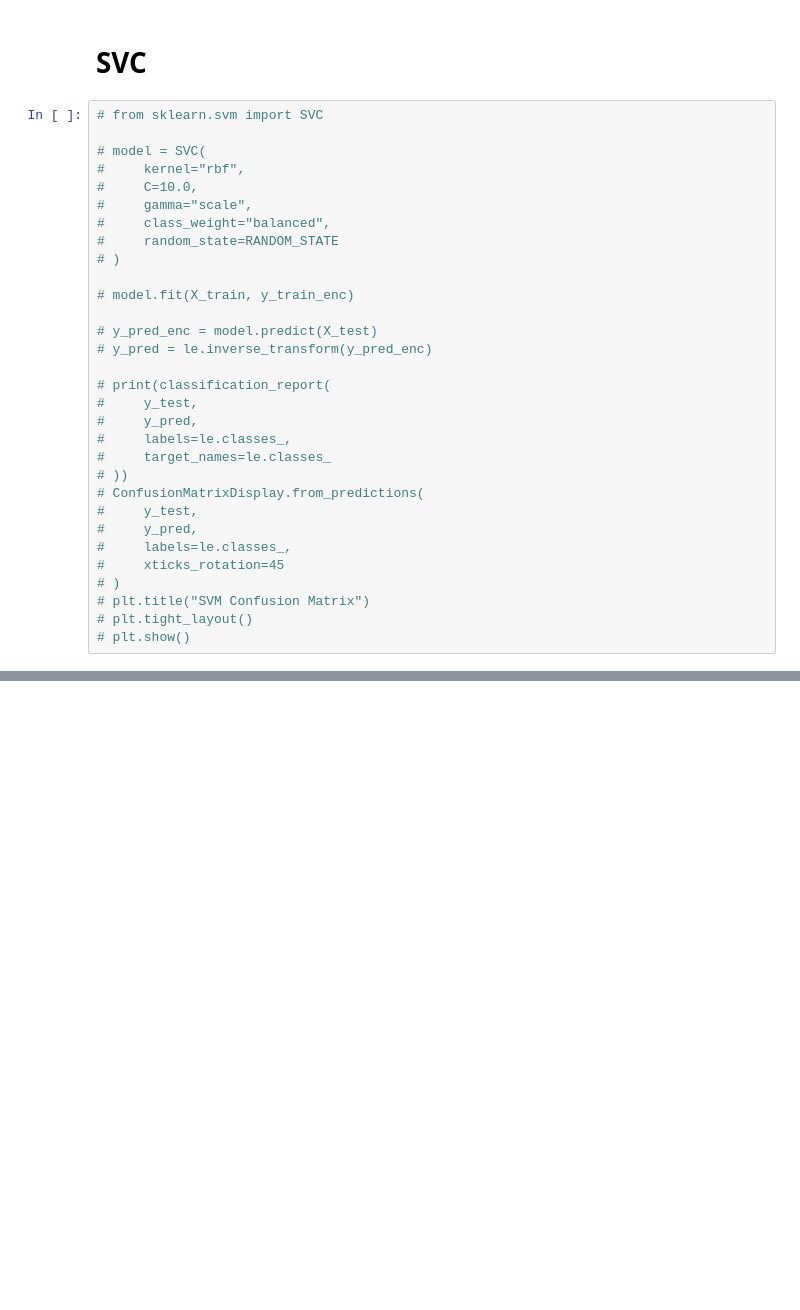
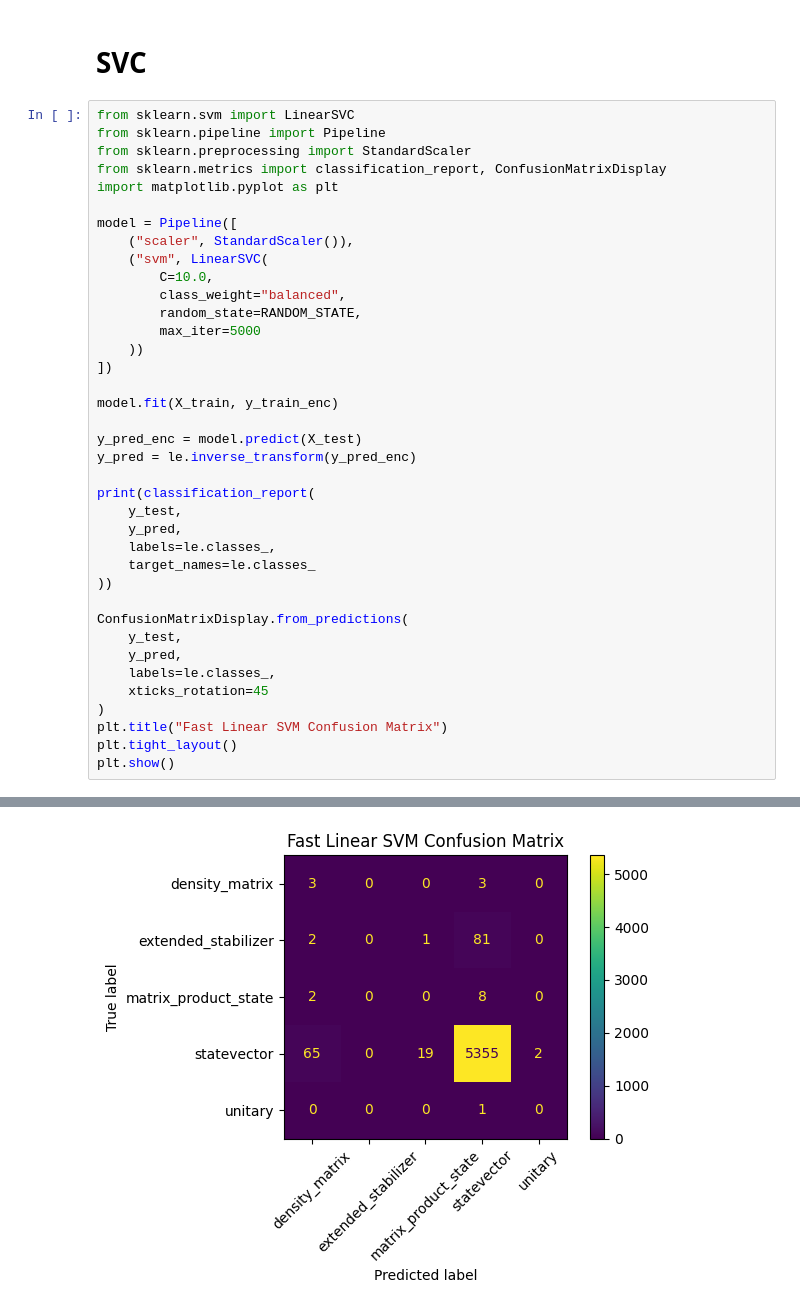
Before and after one commit to andreiilinescu/InferQ, a Jupyter notebook: analysis/selector.ipynb, the cells around one changed output, grey strips where cells are left out. Cells and saved outputs as stored; diff of their text form; blank space fills up the shorter version.

```diff
--- a/analysis/selector.ipynb
+++ b/analysis/selector.ipynb
@@ -326,33 +355,41 @@ matrix_product_state       0.62      0.77      0.68      2236
 # %% [markdown]
 # SVC
 # %%
-# from sklearn.svm import SVC
+from sklearn.svm import LinearSVC
+from sklearn.pipeline import Pipeline
+from sklearn.preprocessing import StandardScaler
+from sklearn.metrics import classification_report, ConfusionMatrixDisplay
+import matplotlib.pyplot as plt
 
-# model = SVC(
-#     kernel="rbf",
-#     C=10.0,
-#     gamma="scale",
-#     class_weight="balanced",
-#     random_state=RANDOM_STATE
-# )
+model = Pipeline([
+    ("scaler", StandardScaler()),
+    ("svm", LinearSVC(
+        C=10.0,
+        class_weight="balanced",
+        random_state=RANDOM_STATE,
+        max_iter=5000
+    ))
+])
 
-# model.fit(X_train, y_train_enc)
+model.fit(X_train, y_train_enc)
 
-# y_pred_enc = model.predict(X_test)
-# y_pred = le.inverse_transform(y_pred_enc)
+y_pred_enc = model.predict(X_test)
+y_pred = le.inverse_transform(y_pred_enc)
 
-# print(classification_report(
-#     y_test,
-#     y_pred,
-#     labels=le.classes_,
-#     target_names=le.classes_
-# ))
-# ConfusionMatrixDisplay.from_predictions(
-#     y_test,
-#     y_pred,
-#     labels=le.classes_,
-#     xticks_rotation=45
-# )
-# plt.title("SVM Confusion Matrix")
-# plt.tight_layout()
-# plt.show()
+print(classification_report(
+    y_test,
+    y_pred,
+    labels=le.classes_,
+    target_names=le.classes_
+))
+
+ConfusionMatrixDisplay.from_predictions(
+    y_test,
+    y_pred,
+    labels=le.classes_,
+    xticks_rotation=45
+)
+plt.title("Fast Linear SVM Confusion Matrix")
+plt.tight_layout()
+plt.show()
+# %% [output]
@@ -359,3 +407,4 @@ matrix_product_state       0.62      0.77      0.68      2236
+[figure, added]
 # %%
 # Now let us compare against the accuracy of automatic
 METHODS.append("automatic")
```
Also changed, not shown: parts of 14 cells of this notebook, 3 other files.
